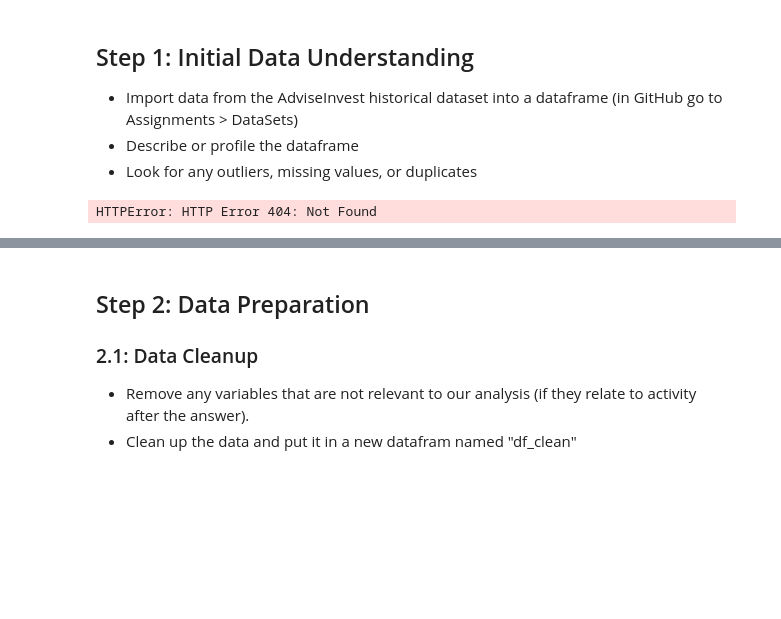
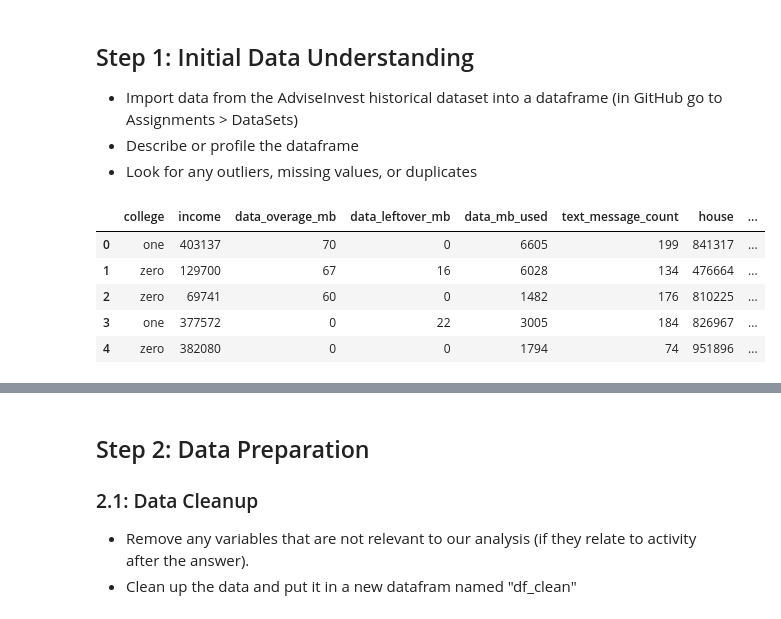
Before and after one commit to ThomasGwright/IS_FINAL_PROJECT, a Jupyter notebook: Assignments/Scripts/advise_invest_template.ipynb, the cells around one changed output, grey strips where cells are left out. Saved outputs shown, nothing was run; the diff lists cells and outputs as text; code cells hidden in the pictures; blank space fills up the shorter version.

```diff
--- a/Assignments/Scripts/advise_invest_template.ipynb
+++ b/Assignments/Scripts/advise_invest_template.ipynb
@@ -57,10 +57,17 @@ import matplotlib.pyplot as plt
  - Describe or profile the dataframe
  - Look for any outliers, missing values, or duplicates
 # %%
-url = "https://raw.githubusercontent.com/Stan-Pugsley/is_4487_base/main/Labs/DataSets/adviseinvest_historical_data.csv"
+#Import the data
+url = "https://raw.githubusercontent.com/Stan-Pugsley/is_4487_base/main/Labs/DataSets/megatelco_leave_survey.csv"
 df = pd.read_csv(url)
+
 # Display the first few rows
 df.head()
 # %% [output]
-HTTPError: HTTP Error 404: Not Found
+|  | college | income | data_overage_mb | data_leftover_mb | data_mb_used | text_message_count | house | ... |
+| 0 | one | 403137 | 70 | 0 | 6605 | 199 | 841317 | ... |
+| 1 | zero | 129700 | 67 | 16 | 6028 | 134 | 476664 | ... |
+| 2 | zero | 69741 | 60 | 0 | 1482 | 176 | 810225 | ... |
+| 3 | one | 377572 | 0 | 22 | 3005 | 184 | 826967 | ... |
+| 4 | zero | 382080 | 0 | 0 | 1794 | 74 | 951896 | ... |
 # %%
```
Also changed, not shown: parts of 15 cells of this notebook.
